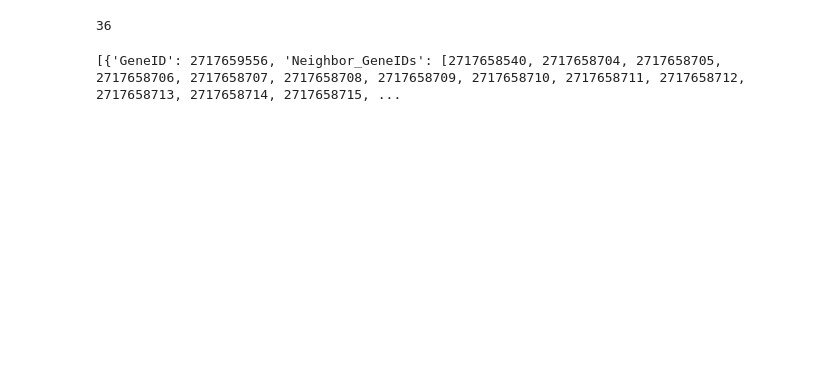
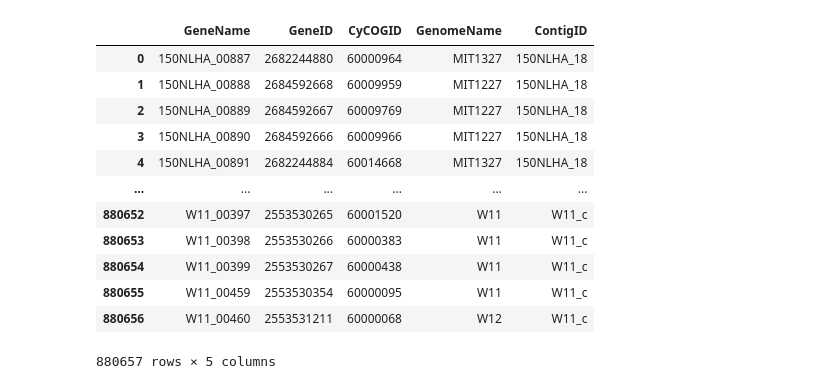
Before and after one commit to Jonahv11/cyano-serralysins, a Jupyter notebook: island-analysis/cycog_neighbors.ipynb, the cells around one changed output. Cells and saved outputs as stored; diff of their text form; code cells hidden in the pictures; blank space fills up the shorter version.

Commit message:
neighbor df made

```diff
--- a/island-analysis/cycog_neighbors.ipynb
+++ b/island-analysis/cycog_neighbors.ipynb
@@ -582,11 +48,21 @@ print(cycog_neighbors_list)
-# %%
-# for item in cycog_neighbors_list:
-#     print (type(item))
-
-print (len(cycog_neighbors_list))
-# %% [output]
-36
-# %%
-print (cycog_neighbors_list)
-# %% [output]
-[{'GeneID': 2717659556, 'Neighbor_GeneIDs': [2717658540, 2717658704, 2717658705, 2717658706, 2717658707, 2717658708, 2717658709, 2717658710, 2717658711, 2717658712, 2717658713, 2717658714, 2717658715, ...
+# %%
+cycog_df = pd.read_csv('../data/hackl_data/pro-623-cycog-map.csv')
+
+# make core_df to identify core and flexible pangenome
+core_df = cycog_df.copy()
+core_df['ContigID'] = core_df['GeneName'].map(raw_gff_df[['GeneName', 'contig_id']].drop_duplicates().set_index('GeneName')['contig_id'])
+core_df
+# %% [output]
+|  | GeneName | GeneID | CyCOGID | GenomeName | ContigID |
+| 0 | 150NLHA_00887 | 2682244880 | 60000964 | MIT1327 | 150NLHA_18 |
+| 1 | 150NLHA_00888 | 2684592668 | 60009959 | MIT1227 | 150NLHA_18 |
+| 2 | 150NLHA_00889 | 2684592667 | 60009769 | MIT1227 | 150NLHA_18 |
+| 3 | 150NLHA_00890 | 2684592666 | 60009966 | MIT1227 | 150NLHA_18 |
+| 4 | 150NLHA_00891 | 2682244884 | 60014668 | MIT1327 | 150NLHA_18 |
+| ... | ... | ... | ... | ... | ... |
+| 880652 | W11_00397 | 2553530265 | 60001520 | W11 | W11_c |
+| 880653 | W11_00398 | 2553530266 | 60000383 | W11 | W11_c |
+| 880654 | W11_00399 | 2553530267 | 60000438 | W11 | W11_c |
+| 880655 | W11_00459 | 2553530354 | 60000095 | W11 | W11_c |
+| 880656 | W11_00460 | 2553531211 | 60000068 | W12 | W11_c |
+880657 rows × 5 columns
```
Also changed, not shown: parts of 23 cells of this notebook.
